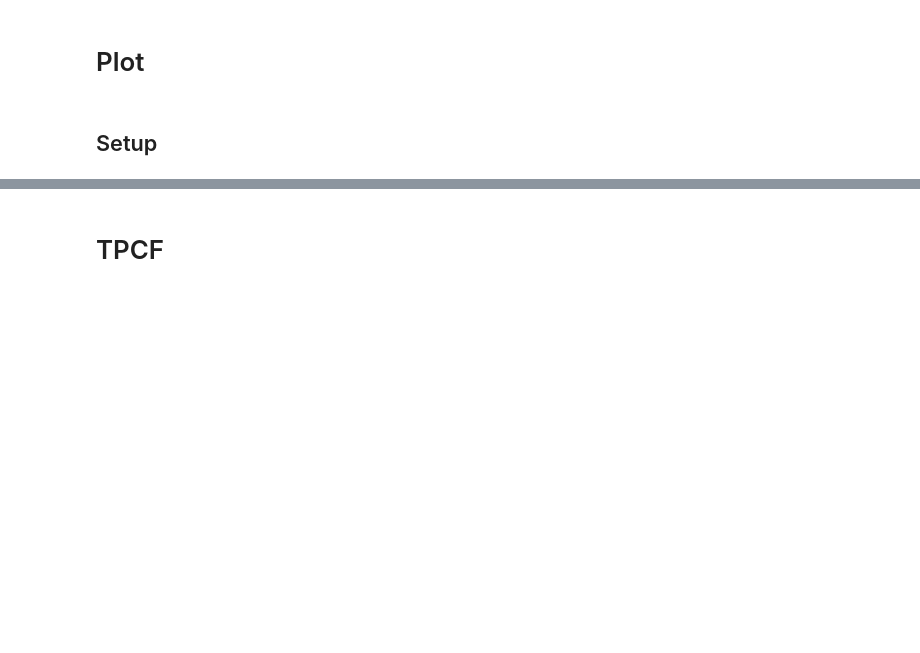
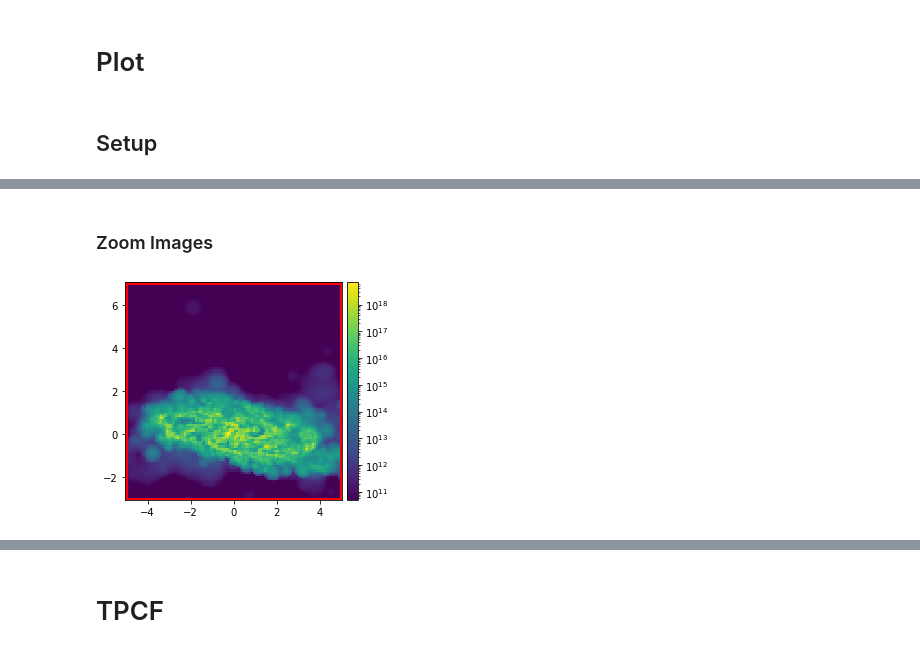
Before and after one commit to chanhhao/healpyt, a Jupyter notebook: trident_column_densities.ipynb, the cells around one changed output, grey strips where cells are left out. Drawn from its saved outputs; the diff is of its cells as text; code cells hidden in the pictures; blank space fills up the shorter version.

```diff
--- a/trident_column_densities.ipynb
+++ b/trident_column_densities.ipynb
@@ -284,0 +492,24 @@ fontproperties = fm.FontProperties( size=normal_fontsize )
+# %% [markdown]
+### Zoom Images
+# %%
+# Projected
+fig = plt.figure()
+ax = plt.gca()
+
+img = ax.pcolormesh(
+    ys_zoom,
+    zs_zoom,
+    np.rot90( coldens_zoom, k=-1 ),
+    norm = colden_norm,
+)
+
+plot_zoom_region( ax )
+
+# Add colorbar
+divider = make_axes_locatable( ax )
+cax = divider.append_axes("right", size="5%", pad='2%')
+plt.colorbar( img, cax=cax )
+
+ax.set_aspect( 'equal' )
+# %% [output]
+[figure, added]
```
Also changed, not shown: parts of 35 cells of this notebook.
